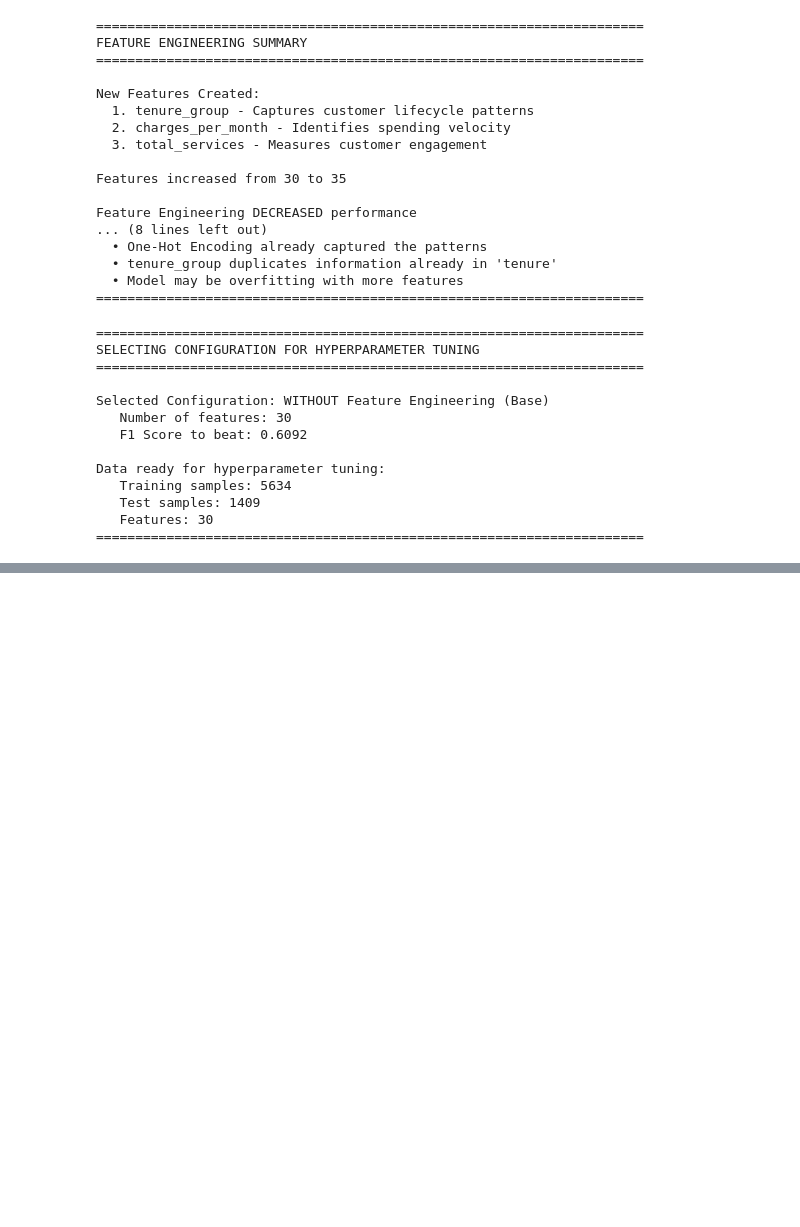
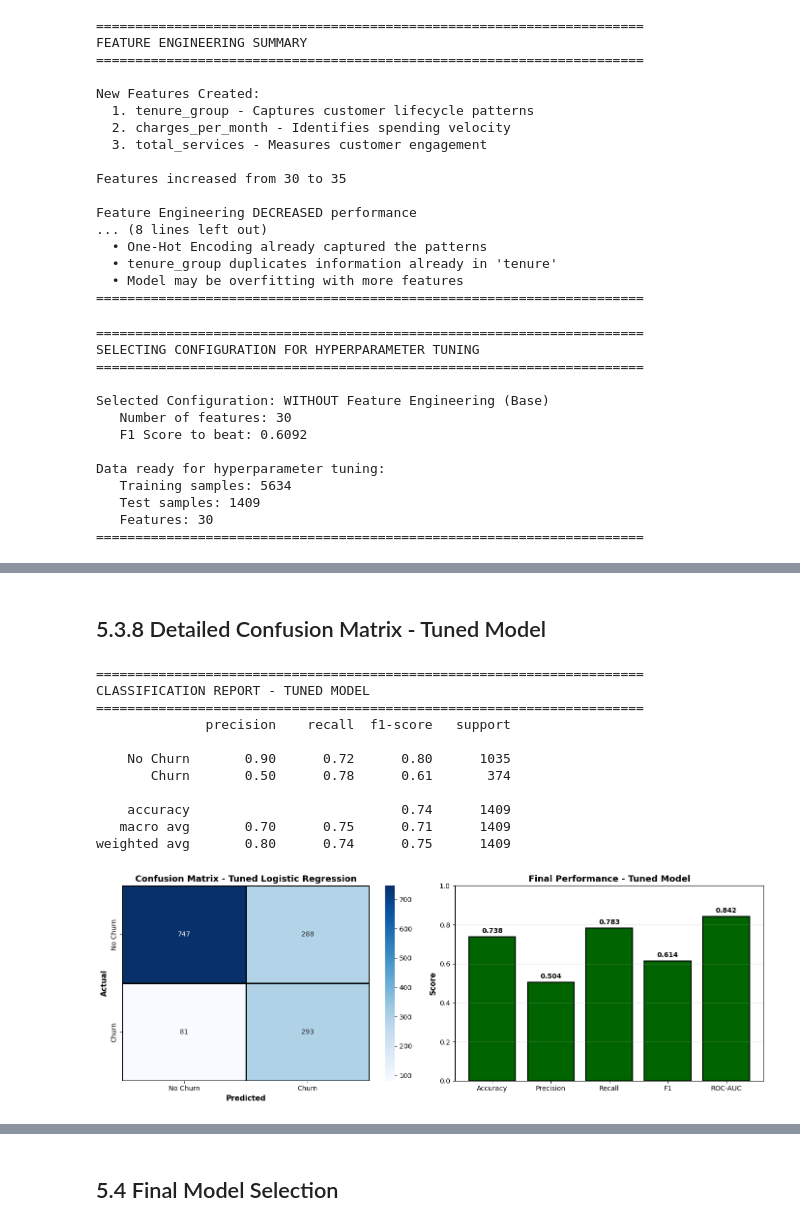
Before and after one commit to MyatPhoneM/mldp-project, a Jupyter notebook: MLDP Program Codes Submission Template.ipynb, the cells around one changed output, grey strips where cells are left out. Drawn from its saved outputs; the diff is of its cells as text; code cells hidden in the pictures; blank space fills up the shorter version.

```diff
--- a/MLDP Program Codes Submission Template.ipynb
+++ b/MLDP Program Codes Submission Template.ipynb
@@ -2182,0 +2504,74 @@ Data ready for hyperparameter tuning:
+# %% [markdown]
+## 5.3.8 Detailed Confusion Matrix - Tuned Model
+# %%
+# Confusion Matrix for tuned model
+cm_tuned = confusion_matrix(y_test_final, y_pred_tuned)
+
+fig, axes = plt.subplots(1, 2, figsize=(14, 5))
+
+# Confusion Matrix Heatmap
+sns.heatmap(cm_tuned, annot=True, fmt='d', cmap='Blues',
+            xticklabels=['No Churn', 'Churn'],
+            yticklabels=['No Churn', 'Churn'],
+            ax=axes[0], cbar=True, linewidths=2, linecolor='black')
+axes[0].set_xlabel('Predicted', fontsize=11, weight='bold')
+axes[0].set_ylabel('Actual', fontsize=11, weight='bold')
+axes[0].set_title(f'Confusion Matrix - Tuned {best_model_name}', fontsize=13, weight='bold')
+
+# Classification Report
+print("\n" + "="*70)
+print("CLASSIFICATION REPORT - TUNED MODEL")
+print("="*70)
+print(classification_report(y_test_final, y_pred_tuned, target_names=['No Churn', 'Churn']))
+
+# Performance Metrics Bar
+metrics_values_tuned = [
+    metrics_tuned['Accuracy'],
+    metrics_tuned['Precision'],
+    metrics_tuned['Recall'],
+    metrics_tuned['F1 Score'],
+    metrics_tuned['ROC-AUC']
+]
+metric_names = ['Accuracy', 'Precision', 'Recall', 'F1', 'ROC-AUC']
+
+bars = axes[1].bar(metric_names, metrics_values_tuned, color='darkgreen',
+                   edgecolor='black', linewidth=1.5)
+axes[1].set_ylabel('Score', fontsize=11, weight='bold')
+axes[1].set_title(f'Final Performance - Tuned Model', fontsize=13, weight='bold')
+axes[1].set_ylim([0, 1])
+axes[1].grid(axis='y', alpha=0.3)
+
+# Add values on bars
+for bar, val in zip(bars, metrics_values_tuned):
+    axes[1].text(bar.get_x() + bar.get_width()/2, val + 0.02,
+                f'{val:.3f}', ha='center', fontsize=10, weight='bold')
+
+plt.tight_layout()
+plt.show()
+
+# Extract confusion matrix values
+tn, fp, fn, tp = cm_tuned.ravel()
+
+print("\nConfusion Matrix Breakdown:")
+print(f"True Negatives (Correctly predicted No Churn):  {tn}")
+print(f"False Positives (Incorrectly predicted Churn):  {fp}")
+print(f"False Negatives (Missed churners):              {fn}")
+print(f"True Positives (Correctly predicted Churn):     {tp}")
+
+print(f"\nBusiness Impact:")
+print(f"• Correctly identified {tp} churners out of {tp+fn} ({tp/(tp+fn)*100:.1f}%)")
+print(f"• Missed {fn} churners (potential revenue loss)")
+print(f"• {fp} false alarms (wasted retention budget)")
+# %% [output]
+======================================================================
+CLASSIFICATION REPORT - TUNED MODEL
+======================================================================
+              precision    recall  f1-score   support
+
+    No Churn       0.90      0.72      0.80      1035
+       Churn       0.50      0.78      0.61       374
+
+    accuracy                           0.74      1409
+   macro avg       0.70      0.75      0.71      1409
+weighted avg       0.80      0.74      0.75      1409
+[figure, added]
@@ -2182,0 +2588,2 @@ Data ready for hyperparameter tuning:
+# %% [markdown]
+## 5.4 Final Model Selection
```
Also changed, not shown: parts of 34 cells of this notebook.
